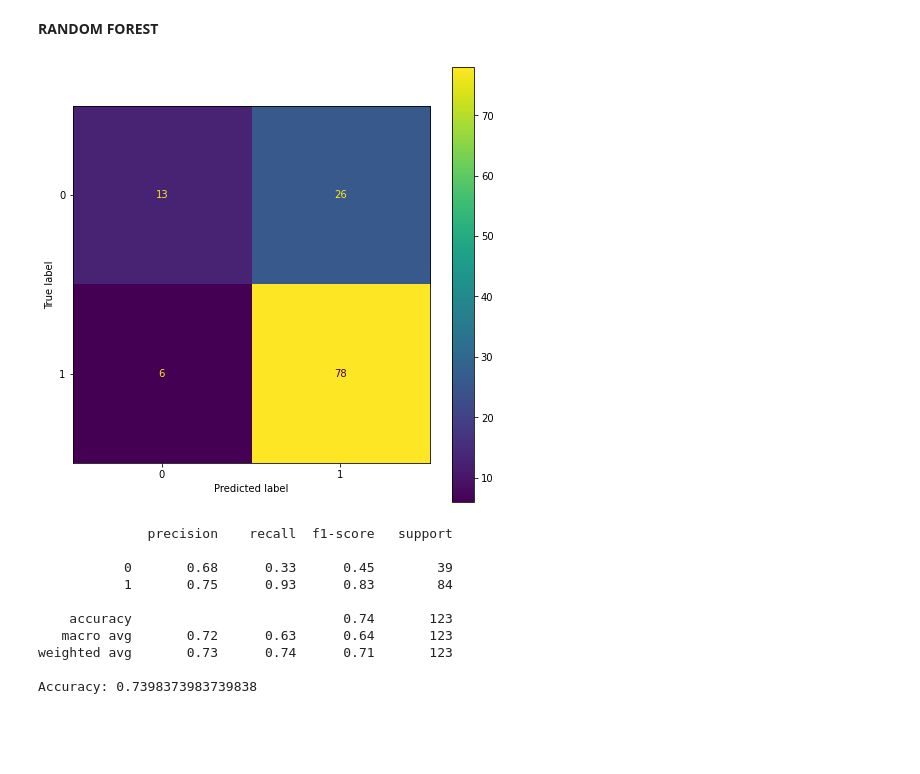
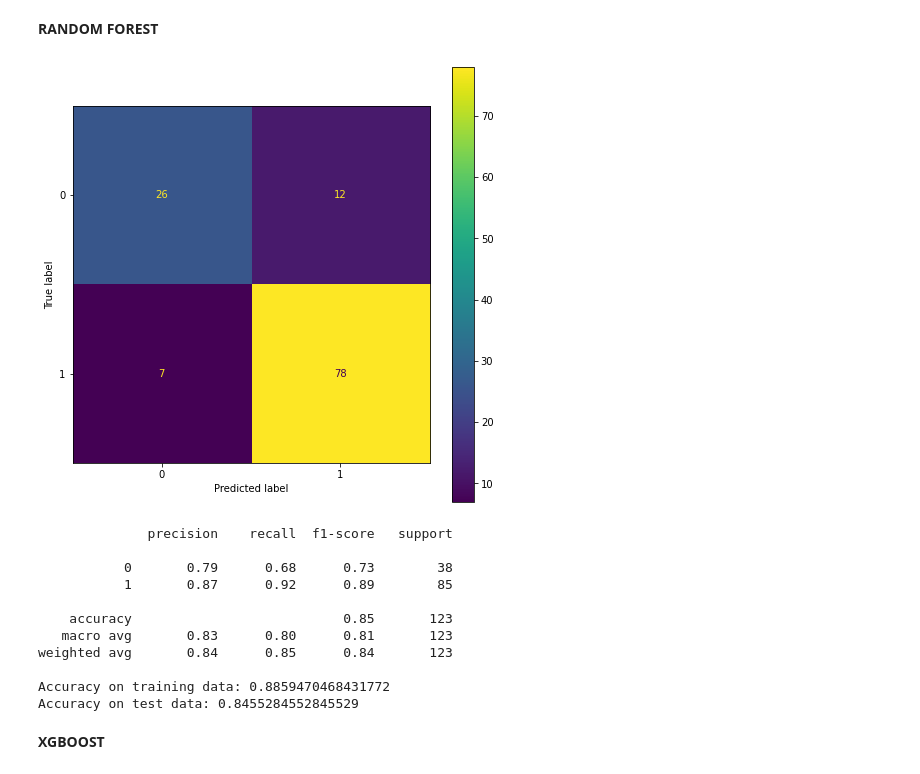
Before and after one commit to livio-24/LoanEligibilityPrediction, a Jupyter notebook: LoanEligibilityPrediction.ipynb, the cells around one changed output. Drawn from its saved outputs; the diff is of its cells as text; code cells hidden in the pictures; blank space fills up the shorter version.

Commit message:
Added gestione outliers, confronto accuracy  modelli sections & updated feature selection section

```diff
--- a/LoanEligibilityPrediction.ipynb
+++ b/LoanEligibilityPrediction.ipynb
@@ -274,0 +297,6 @@ dtype: int64
+# %%
+# Log Transformation per normalizzare la distribuzione
+
+dataset.ApplicantIncome = np.log(dataset.ApplicantIncome)
+dataset.CoapplicantIncome = np.log(dataset.CoapplicantIncome + 1)
+dataset.LoanAmount = np.log(dataset.LoanAmount)
@@ -282,7 +320,7 @@ y = dataset['Loan_Status']
 # %%
 #split dataset
 
-X_train, X_test, y_train, y_test = train_test_split(x, y, test_size=0.2, random_state=2)
+X_train, X_test, y_train, y_test = train_test_split(x, y, test_size=0.2, random_state=42, stratify = y)
 
 print("X_train dataset: ", X_train.shape)
 print("y_train dataset: ", y_train.shape)
@@ -370,5 +429,8 @@ After OverSampling, counts of label '0': 338
 # %% [markdown]
 # COSTRUZIONE MODELLI
+# %%
+models = []
+scores = []
 # %% [markdown]
 **LOGISTIC REGRESSION**
 # %%
@@ -436,15 +508,19 @@ Accuracy: 0.6097560975609756
 from sklearn.naive_bayes import  GaussianNB
 
 NB = GaussianNB()
-NB.fit(X_train, y_train)
+NB.fit(X_new_train, y_train)
 
-y_pred = NB.predict(X_test)
-labels = np.unique(y_test)
+y_train_pred = NB.predict(X_new_train)
+y_test_pred = NB.predict(X_new_test)
 
 fig, ax = plt.subplots(figsize=(8, 8))
-plot_confusion_matrix(NB, X_test, y_test, ax=ax)
+plot_confusion_matrix(NB, X_new_test, y_test, ax=ax)
 plt.show()
 
-print(classification_report(y_test, y_pred))
-print("Accuracy:",metrics.accuracy_score(y_test, y_pred))
+print(classification_report(y_test, y_test_pred))
+print("Accuracy on training data:",accuracy_score(y_train, y_train_pred))
+print("Accuracy on test data:",accuracy_score(y_test, y_test_pred))
+
+models.append('Naive Bayes')
+scores.append(accuracy_score(y_test, y_test_pred))
 # %% [output]
@@ -464,27 +541,34 @@ Accuracy: 0.7723577235772358
 # %%
 from sklearn.ensemble import RandomForestClassifier
 
 RandomForest = RandomForestClassifier()
-RandomForest.fit(X_train, y_train)
-y_pred = RandomForest.predict(X_test)
+RandomForest.fit(X_new_train, y_train)
 
-labels = np.unique(y_test)
+y_train_pred = RandomForest.predict(X_new_train)
+y_test_pred = RandomForest.predict(X_new_test)
 
 fig, ax = plt.subplots(figsize=(8, 8))
-plot_confusion_matrix(RandomForest, X_test, y_test, ax=ax)
+plot_confusion_matrix(RandomForest, X_new_test, y_test, ax=ax)
 plt.show()
 
-print(classification_report(y_test, y_pred))
-print("Accuracy:",metrics.accuracy_score(y_test, y_pred))
+print(classification_report(y_test, y_test_pred))
+print("Accuracy on training data:",accuracy_score(y_train, y_train_pred))
+print("Accuracy on test data:",accuracy_score(y_test, y_test_pred))
+
+models.append('Random Forest')
+scores.append(accuracy_score(y_test, y_test_pred))
 # %% [output]
-[figure, old version]
+[figure, new version]
               precision    recall  f1-score   support
 
-           0       0.68      0.33      0.45        39
-           1       0.75      0.93      0.83        84
+           0       0.79      0.68      0.73        38
+           1       0.87      0.92      0.89        85
 
-    accuracy                           0.74       123
-   macro avg       0.72      0.63      0.64       123
-weighted avg       0.73      0.74      0.71       123
+    accuracy                           0.85       123
+   macro avg       0.83      0.80      0.81       123
+weighted avg       0.84      0.85      0.84       123
 
-Accuracy: 0.7398373983739838
+Accuracy on training data: 0.8859470468431772
+Accuracy on test data: 0.8455284552845529
+# %% [markdown]
+**XGBOOST**
```
Also changed, not shown: parts of 26 cells of this notebook.
